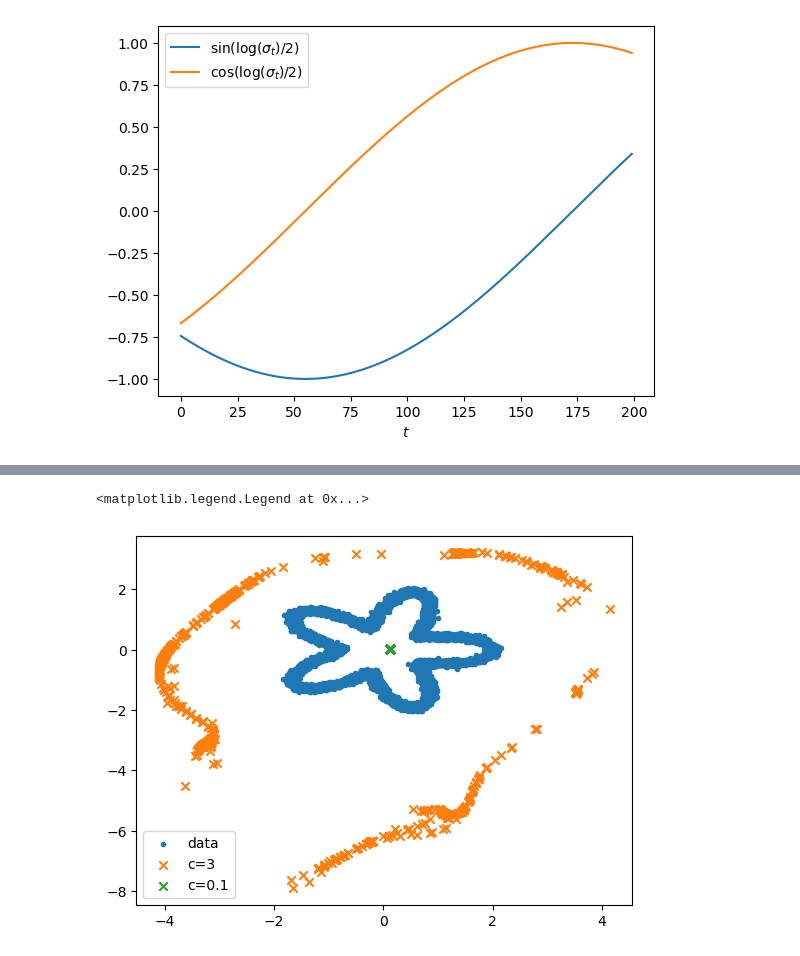
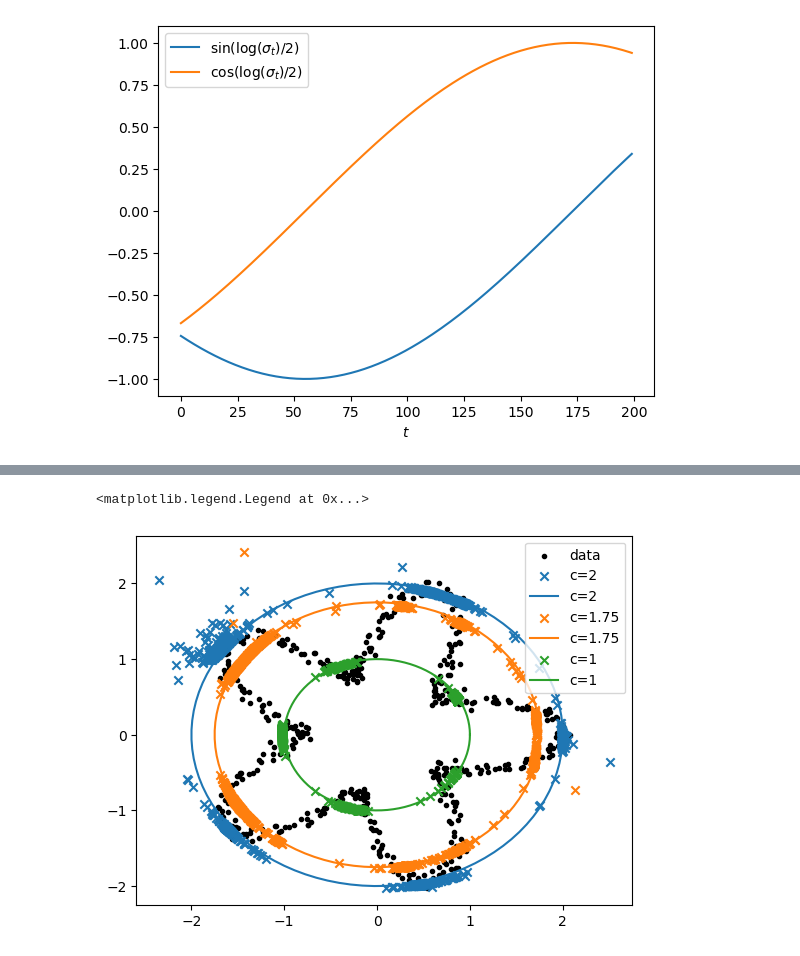
Before and after one commit to s-a-malik/smalldiffusion, a Jupyter notebook: debug.ipynb, the cells around one changed output, grey strips where cells are left out. Cells and saved outputs as stored; diff of their text form; code cells hidden in the pictures.

Commit message:
conditional

```diff
--- a/debug.ipynb
+++ b/debug.ipynb
@@ -17,16 +14,24 @@ from torch.utils.data import DataLoader
 import numpy as np
 from matplotlib import pyplot as plt
 
-def plot_batch(batch, label=None, marker='.'):
+def plot_batch(batch, label=None, marker='.', color=None):
     batch = batch.cpu().numpy()
-    plt.scatter(batch[:,0], batch[:,1], marker=marker, label=label)
+    plt.scatter(batch[:,0], batch[:,1], marker=marker, label=label, color=color)
     # plt.xlim(-4,4)
     # plt.ylim(-4,4)
 
 def moving_average(x, w):
     return np.convolve(x, np.ones(w), 'valid') / w
 # %%
-dataset = StarDataset(radius=2, n_points=10000, seed=0)
+import torch.distributions as dist
+# sample from the dataset given a radius
+# Define a desired radius distribution
+radius_mean = 1.5
+radius_std = 0.3
+radii_dist = dist.Normal(radius_mean, radius_std)
+
+
+dataset = StarDataset(radius=2, n_points=500, seed=0)
 loader = DataLoader(dataset, batch_size=100, shuffle=True)
 print(dataset.data[:, 0].shape, dataset.data[:, 1].shape, dataset.radii[:, 0].shape)
 fig, ax = plt.subplots()
@@ -71,39 +87,51 @@ plt.scatter(xT[:,0], xT[:,1])
 # %%
 # For DDPM sampling, change to gam=1, mu=0.5
 # For DDIM sampling, change to gam=1, mu=0
-plot_batch(dataset.data, label='data', marker='.')
+plot_batch(dataset.data, label='data', marker='.', color='black')
 # plt.scatter(dataset.data[:, 0], dataset.data[:, 1], c=dataset.radii[:, 0], label='data')
 
 guide_w = 2.0
 gam=1
 mu=0
 steps=50
-# conditions = torch.ones(1500,1)*10
+t = np.linspace(0, 2*np.pi, 100)
+num_samples = 1500
+radii = [2,1.75, 1]
+
 # conditions = None
-# *xts, x0 = conditioned_samples(model, schedule.sample_sigmas(steps), batchsize=1500, gam=gam, mu=mu, guide_w=guide_w, c=conditions)
+# *xts, x0 = conditioned_samples(model, schedule.sample_sigmas(steps), batchsize=num_samples, gam=gam, mu=mu, guide_w=guide_w, c=conditions)
 # plot_batch(x0, label='c=none', marker='.')
 
-conditions = torch.ones(1500,1)*3
-*xts, x0 = conditioned_samples(model, schedule.sample_sigmas(steps), batchsize=1500, gam=gam, mu=mu, guide_w=guide_w, c=conditions)
-plot_batch(x0, label='c=3', marker='x')
+for r in radii:
+    conditions = torch.ones(num_samples,1)*r
+    *xts, x0 = conditioned_samples(model, schedule.sample_sigmas(steps), batchsize=num_samples, gam=gam, mu=mu, guide_w=guide_w, c=conditions)
+    plot_batch(x0, label=f'c={r}', marker='x')
+    plt.plot(r*np.cos(t), r*np.sin(t), label=f'c={r}')
 
-# conditions = torch.ones(1500,1)*2
-# *xts, x0 = conditioned_samples(model, schedule.sample_sigmas(steps), batchsize=1500, gam=gam, mu=mu, guide_w=guide_w, c=conditions)
+# conditions = torch.ones(num_samples,1)*3
+# *xts, x0 = conditioned_samples(model, schedule.sample_sigmas(steps), batchsize=num_samples, gam=gam, mu=mu, guide_w=guide_w, c=conditions)
+# plot_batch(x0, label='c=3', marker='x')
+
+# conditions = torch.ones(num_samples,1)*2
+# *xts, x0 = conditioned_samples(model, schedule.sample_sigmas(steps), batchsize=num_samples, gam=gam, mu=mu, guide_w=guide_w, c=conditions)
 # plot_batch(x0, label='c=2', marker='x')
+# # plot a circle of the radius
+# plt.plot(2*np.cos(t), 2*np.sin(t), label='c=2')
 
-# conditions = torch.ones(1500,1)*1
-# *xts, x0 = conditioned_samples(model, schedule.sample_sigmas(steps), batchsize=1500, gam=gam, mu=mu, guide_w=guide_w, c=conditions)
+# conditions = torch.ones(num_samples,1)*1
+# *xts, x0 = conditioned_samples(model, schedule.sample_sigmas(steps), batchsize=num_samples, gam=gam, mu=mu, guide_w=guide_w, c=conditions)
 # plot_batch(x0, label='c=1', marker='x')
+# plt.plot(1*np.cos(t), 1*np.sin(t), label='c=1')
 
-# conditions = torch.ones(1500,1)*1.75
-# *xts, x0 = conditioned_samples(model, schedule.sample_sigmas(steps), batchsize=1500, gam=gam, mu=mu, guide_w=guide_w, c=conditions)
+# conditions = torch.ones(num_samples,1)*1.75
+# *xts, x0 = conditioned_samples(model, schedule.sample_sigmas(steps), batchsize=num_samples, gam=gam, mu=mu, guide_w=guide_w, c=conditions)
 # plot_batch(x0, label='c=1.75', marker='x')
 
-conditions = torch.ones(1500,1)*0.1
-*xts, x0 = conditioned_samples(model, schedule.sample_sigmas(steps), batchsize=1500, gam=gam, mu=mu, guide_w=guide_w, c=conditions)
-plot_batch(x0, label='c=0.1', marker='x')
+# conditions = torch.ones(num_samples,1)*0.1
+# *xts, x0 = conditioned_samples(model, schedule.sample_sigmas(steps), batchsize=num_samples, gam=gam, mu=mu, guide_w=guide_w, c=conditions)
+# plot_batch(x0, label='c=0.1', marker='x')
 
 plt.legend()
 # %% [output]
 <matplotlib.legend.Legend at 0x...>
-[figure, old version]
+[figure, new version]
```
Also changed, not shown: parts of 9 cells of this notebook, 3 other files.
